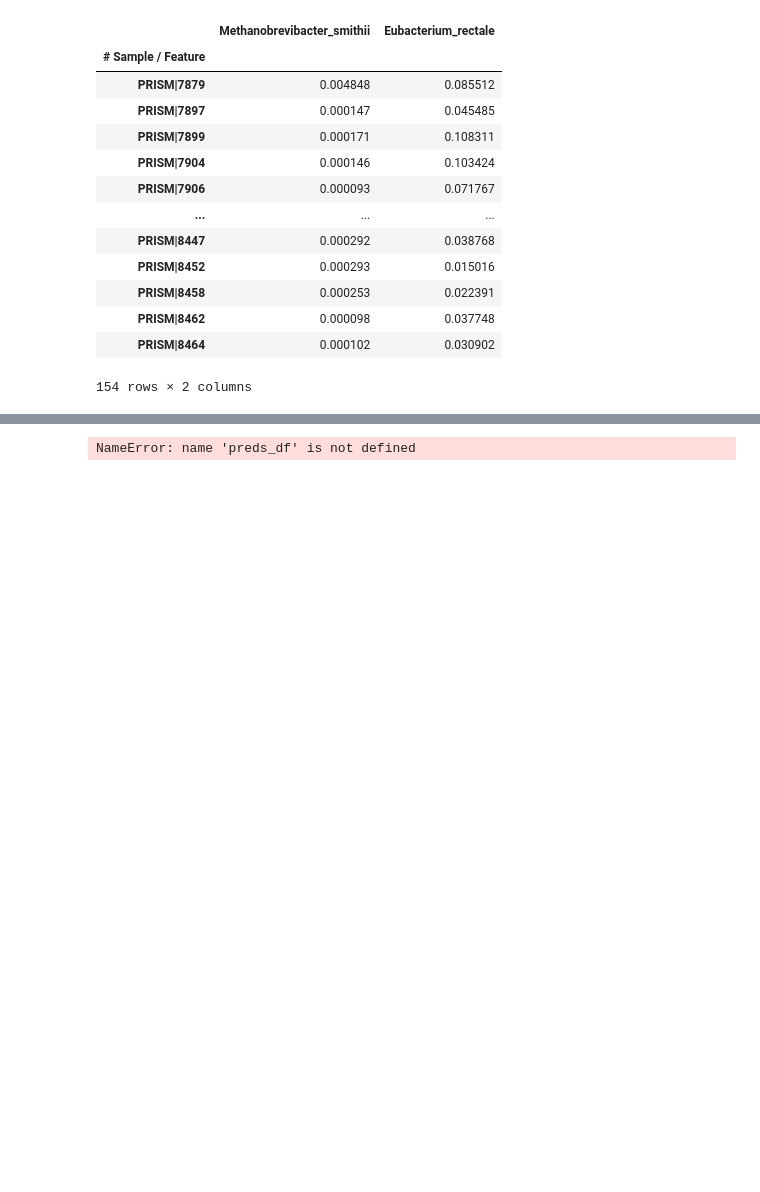
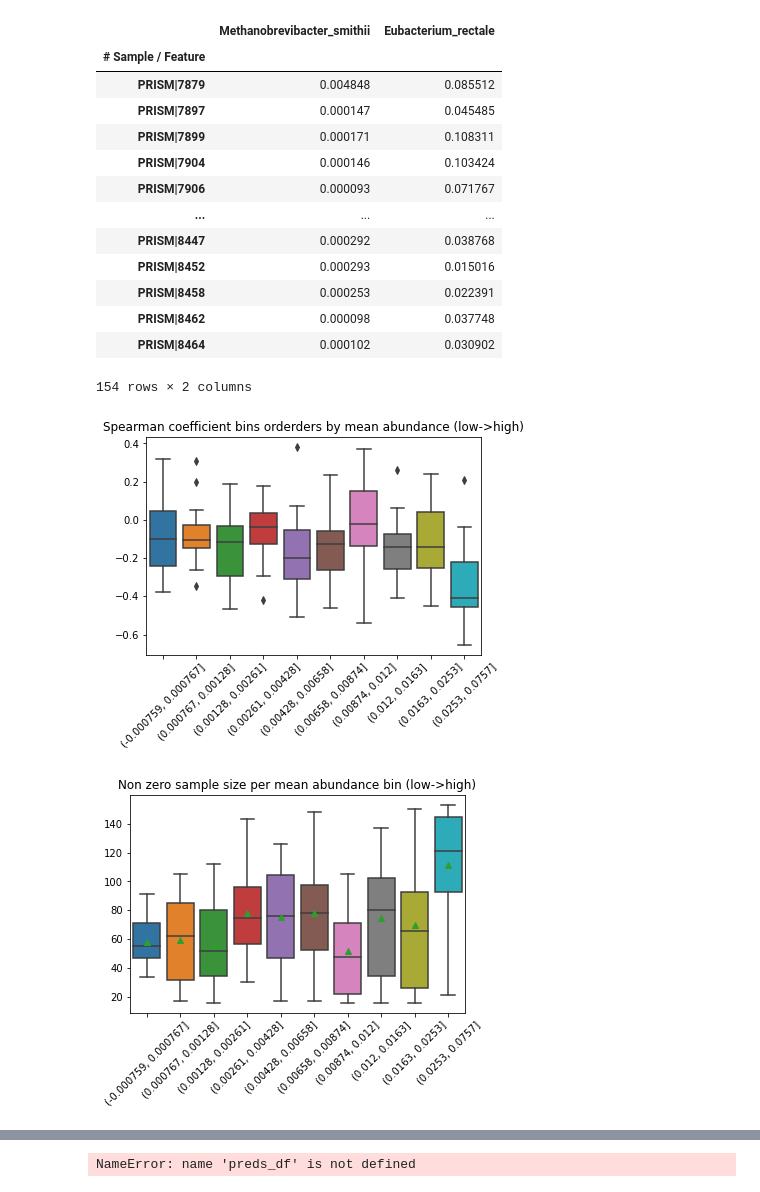
Before and after one commit to dhadas/microbiome_imputation, a Jupyter notebook: Fransoze_Basic_signal_Scaleup.ipynb, the cells around one changed output, grey strips where cells are left out. Cells and saved outputs as stored; diff of their text form; code cells hidden in the pictures; blank space fills up the shorter version.

```diff
--- a/Fransoze_Basic_signal_Scaleup.ipynb
+++ b/Fransoze_Basic_signal_Scaleup.ipynb
@@ -546,6 +515,45 @@ predicted_df[['Methanobrevibacter_smithii', 'Eubacterium_rectale']]
 | PRISM|8462 | 0.000098 | 0.037748 |
 | PRISM|8464 | 0.000102 | 0.030902 |
 154 rows × 2 columns
+# %%
+NUM_BINS = 10
+labels=[f'bin_{i}' for i in range(1, NUM_BINS+1)]
+bins = pd.qcut(Y[Y!=0].mean(skipna=True, axis=0), q = NUM_BINS,)  #labels = labels) # High bin = High abundance
+# bins = pd.qcut(Y[Y!=0].notna().sum(axis = 0), q = NUM_BINS,)
+
+
+corrs = {}
+for col in Y.items():
+
+    _corr = col[1].corr(predicted_df.loc[:,col[0]], method='spearman')
+    corrs[col[0]] = _corr
+
+corrs_series = pd.Series(corrs)
+
+
+chart = sns.boxplot(x = bins, y = corrs_series)
+chart.set_xticklabels(chart.get_xticklabels(), rotation=45)
+plt.title('Spearman coefficient bins orderders by mean abundance (low->high)')
+
+plt.savefig(f'{results_path}/spearman_vs_abundance_{NUM_BINS}bins_{date_str}')
+plt.show()
+
+# Sample size vs mean abundance:
+sns.scatterplot(x = obs_abundance_rank, y = preds_abundance_rank)
+plt.show()
+
+# Show sample size per bins
+sample_size_series = Y.apply(lambda col: col[col!=0].notna().sum())
+
+chart = sns.boxplot(x = bins, y = sample_size_series, showmeans=True)
+chart.set_xticklabels(chart.get_xticklabels(), rotation=45)
+plt.title('Non zero sample size per mean abundance bin (low->high)')
+
+plt.savefig(f'{results_path}/non_zero_sample_size_vs_abundance_{NUM_BINS}bins_{date_str}')
+plt.show()
+# %% [output]
+[figure, added]
+[figure, added]
 # %%
 NUM_BINS = 10
 labels=[f'bin_{i}' for i in range(1, NUM_BINS+1)]
```
Also changed, not shown: parts of 12 cells of this notebook, 2 other files.
